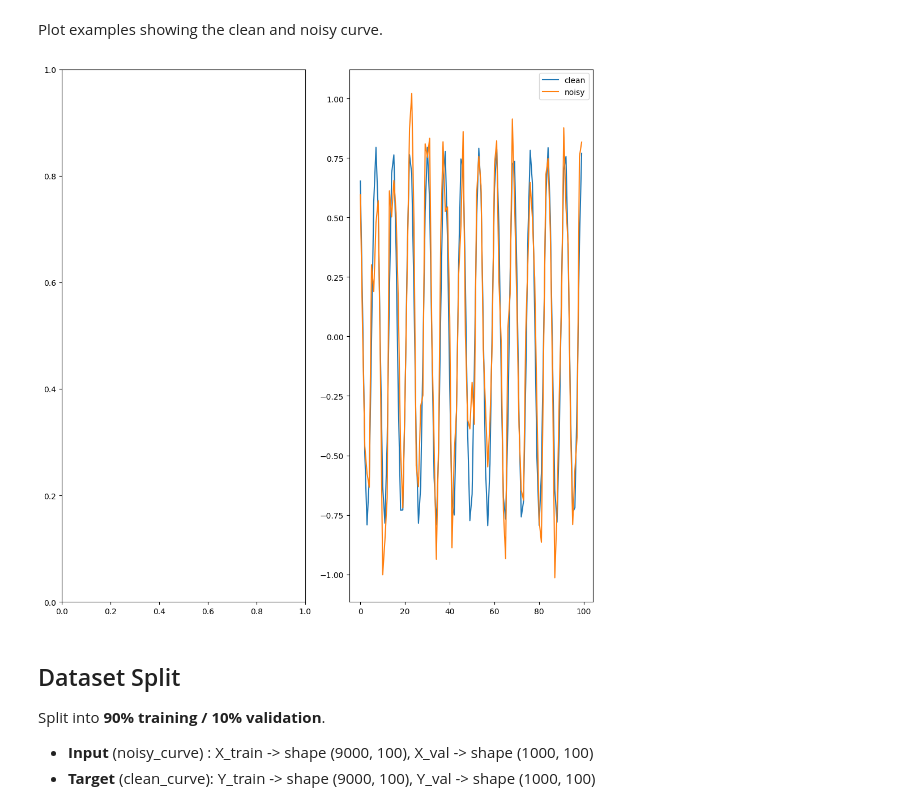
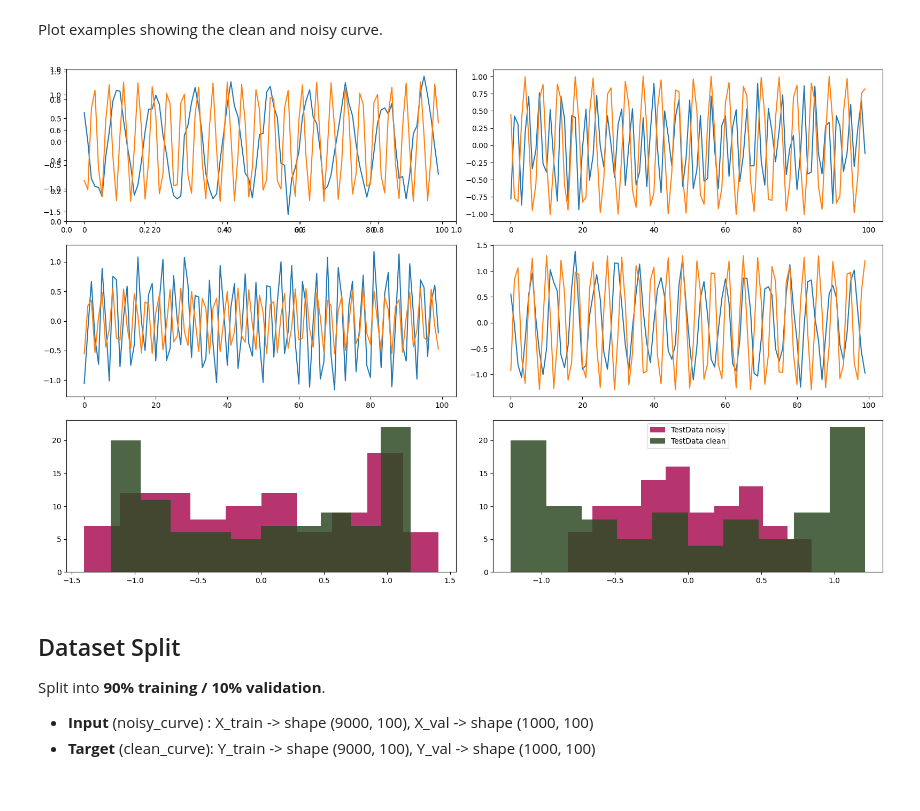
Before and after one commit to Astro-CMalhas/Computational-Astronomy, a Jupyter notebook: Comp_Astro_HW8.ipynb, the cells around one changed output. Saved outputs shown, nothing was run; the diff lists cells and outputs as text; code cells hidden in the pictures.

Commit message:
Updated plot to q1
Now q1 plot includes the 4 samples as well as a histogram for the # of entries in training vs validation data.

```diff
--- a/Comp_Astro_HW8.ipynb
+++ b/Comp_Astro_HW8.ipynb
@@ -6,6 +6,8 @@ import matplotlib.pyplot as plt
 from tensorflow.keras.layers import Input, Dense
 from tensorflow.keras.optimizers import Adam
 from tensorflow.keras.models import Sequential
+
+color1,color2,color3,color4,color5 = '#2F4B26','#AA1155','#016FB9','#6CAE75','#330036'
 # %% [output]
 Requirement already satisfied: tensorflow in /usr/local/lib/python3.12/dist-packages (2.20.0)
 Requirement already satisfied: absl-py>=1.0.0 in /usr/local/lib/python3.12/dist-packages (from tensorflow) (1.4.0)
@@ -102,18 +76,56 @@ print (len (actualsin[1]))
+# %%
+noisy_curve=np.zeros((10000,100))
+
+# The noise array should have the same shape as actualsin for element-wise addition
+noise = np.random.normal(0, 0.2, actualsin.shape) # Generate noise with shape (10000, 100)
+noisy_curve = actualsin + noise
+
+# The original print statement for debugging
+#print (len (actualsin[1]))
 # %% [markdown]
 Plot examples showing the clean and noisy curve.
-# %%
-# plot clean vs noisy examples
-fig, axs = plt.subplots(1, 2)
-fig.set_size_inches(10, 10)
-plt.plot(actualsin[0],label = "clean")
-plt.plot(noisy_curve[0],label="noisy")
-plt.legend()
-
-
-plt.tight_layout()
-plt.show()
-# %% [output]
-[figure, removed]
+# %%
+list4 = [1,2,3,4]
+
+fig = plt.figure(figsize=(16,10))
+
+ax=fig.add_subplot(3,2,1)
+#ax.plot(noisy_curve[5],label="noisy")
+#ax.plot(actualsin[5],label = "clean")
+for i in range (len(list4)):
+  i=i+1
+  ax=fig.add_subplot(3,2,i)
+  ax.plot(noisy_curve[i],label="noisy")
+  ax.plot(actualsin[i],label = "clean")
+
+# Now split off the training data
+num_samples = noisy_curve.shape[0]  # Use the correct variable name
+indices = np.random.permutation(num_samples)
+split_point = int(0.90 * num_samples)
+train_indices = indices[:split_point]
+val_indices = indices[split_point:]
+
+# Apply the indices to the correct variable names
+x_train = noisy_curve[train_indices]
+y_train = actualsin[train_indices]
+x_val = noisy_curve[val_indices]
+y_val = actualsin[val_indices]
+
+#Plot the clean vs noisy in the training and test sample
+ax5 = fig.add_subplot(3,2,5)
+ax5.hist(x_train[55],label="TrainData noisy",color=color2,alpha=.85)
+ax5.hist(y_train[55],label = "TrainData clean",color=color1,alpha=.85)
+
+ax6 = fig.add_subplot(3,2,6)
+ax6.hist(x_val[55],label="TestData noisy",color=color2,alpha=.85)
+ax6.hist(y_val[55],label = "TestData clean",color=color1,alpha=.85)
+
+
+plt.legend()
+plt.tight_layout()
+plt.show()
+# %% [output]
+[figure, added]
 # %% [markdown]
 ## Dataset Split
 
```
Also changed, not shown: parts of 6 cells of this notebook.
